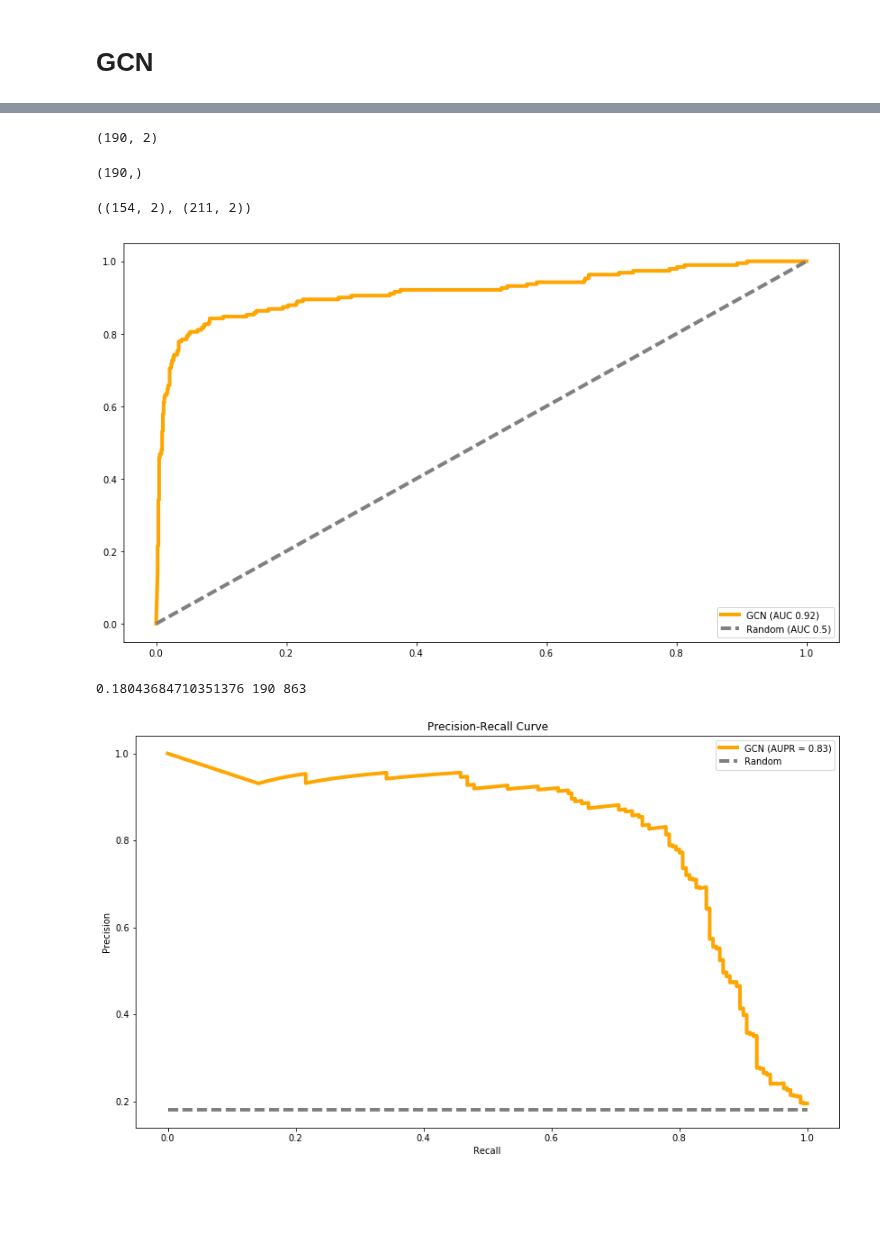
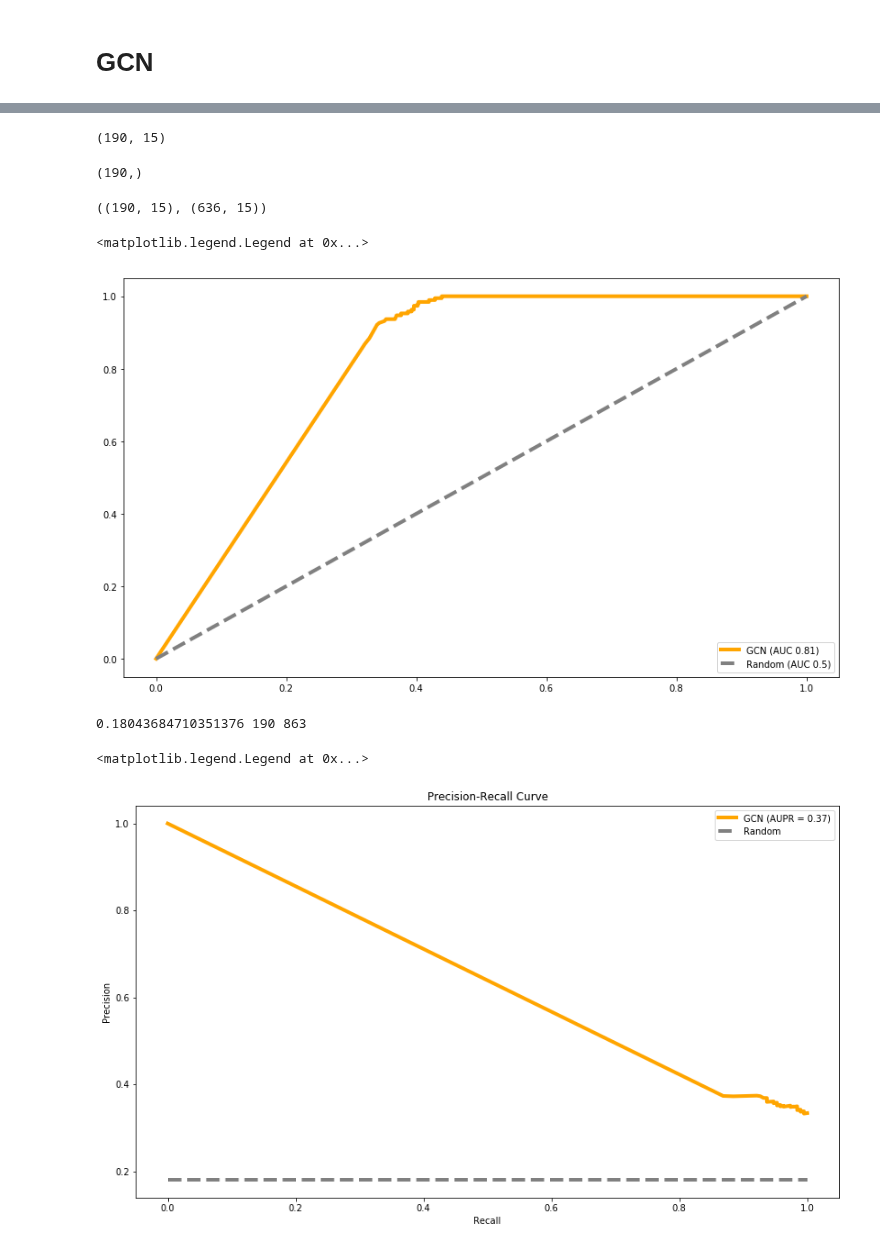
Before and after one commit to schulter/EMOGI, a Jupyter notebook: simulation/simulation_analysis.ipynb, the cells around one changed output, grey strips where cells are left out. Saved outputs shown, nothing was run; the diff lists cells and outputs as text; code cells hidden in the pictures; blank space fills up the shorter version.

Commit message:
Updated simulations with cliques in random networks.

```diff
--- a/simulation/simulation_analysis.ipynb
+++ b/simulation/simulation_analysis.ipynb
@@ -37,7 +37,7 @@ def get_recovered_nodes(scores, subnets):
     return scores.loc[idx]
 # %%
 pagerank_scores = pd.DataFrame.from_csv('../data/simulation/pagerank_scores_sim.txt', sep='\t')
-subnets, disease_genes = read_implant_positions('../data/simulation/implant_positions.txt')
+subnets, disease_genes = read_implant_positions('../data/simulation/clique_network/implant_positions.txt')
 # %%
 pagerank_scores[pagerank_scores.index.isin(subnets)]
 # %% [output]
@@ -84,7 +84,8 @@ Recovered 54 implanted nodes within the first 300 Ranks
 # %% [markdown]
 # GCN
 # %%
-model_dir = '../data/GCN/training/2018_03_29_11_46_50/'
-gcn_pred = pd.DataFrame.from_csv(model_dir + 'predictions.tsv', sep='\t')
+#model_dir = '../data/GCN/training/2018_03_29_11_46_50/'
+model_dir = '../data/GCN/training/2020_06_17_12_22_22/'
+gcn_pred = pd.DataFrame.from_csv(os.path.join(model_dir, 'ensemble_predictions.tsv'), sep='\t')
 gcn_pred.shape
 # %% [output]
@@ -106,5 +107,5 @@ for score in gcn_pred.index:
 gcn_pred_for_subnets = gcn_pred.loc[gcn_idx]
 gcn_pred_for_subnets.shape
 # %% [output]
-(190, 2)
+(190, 15)
 # %%
@@ -116,20 +117,21 @@ recovered_gcn = gcn_pred_for_subnets[gcn_pred_for_subnets.Prob_pos > .5]
 # %%
-recovered_gcn.shape, gcn_pred[gcn_pred.Prob_pos > 0.5].shape
+recovered_gcn.shape, gcn_pred[gcn_pred.Mean_Pred > 0.5].shape
 # %% [output]
-((154, 2), (211, 2))
+((190, 15), (636, 15))
 # %%
 subnet_entries = subnets.values.flatten()
 y_true = gcn_pred.index.isin(subnet_entries)
-y_score = gcn_pred.Prob_pos
+y_score = gcn_pred.Mean_Pred
 tpr, fpr, _ = roc_curve(y_score=y_score, y_true=y_true)
 auc = roc_auc_score(y_score=y_score, y_true=y_true)
 fig = plt.figure(figsize=(14, 8))
 plt.plot(tpr, fpr, lw=4, color='orange', label='GCN (AUC {0:.2f})'.format(auc))
 plt.plot([0, 1], [0, 1], color='gray', lw=4, linestyle='--', label='Random (AUC 0.5)')
 plt.legend(loc='lower right')
-fig.savefig(model_dir + 'roc_curve_cliquemems_allnodes.png', dpi=300)
+#fig.savefig(model_dir + 'roc_curve_cliquemems_allnodes.png', dpi=300)
 # %% [output]
+<matplotlib.legend.Legend at 0x...>
-[figure, old version]
+[figure, new version]
 # %%
 
 aupr = average_precision_score(y_true, y_score)
@@ -144,10 +146,11 @@ plt.xlabel('Recall')
 plt.ylabel('Precision')
 plt.title('Precision-Recall Curve')
 plt.legend()
-fig.savefig(os.path.join(model_dir, 'prec_recall_cliquemems_allnodes.png'))
+#fig.savefig(os.path.join(model_dir, 'prec_recall_cliquemems_allnodes.png'))
 # %% [output]
 0.18043684710351376 190 863
+<matplotlib.legend.Legend at 0x...>
-[figure, old version]
+[figure, new version]
 # %%
 from sklearn.metrics import precision_score, recall_score
 THRESHOLD = .994
```
Also changed, not shown: parts of 7 cells of this notebook.
